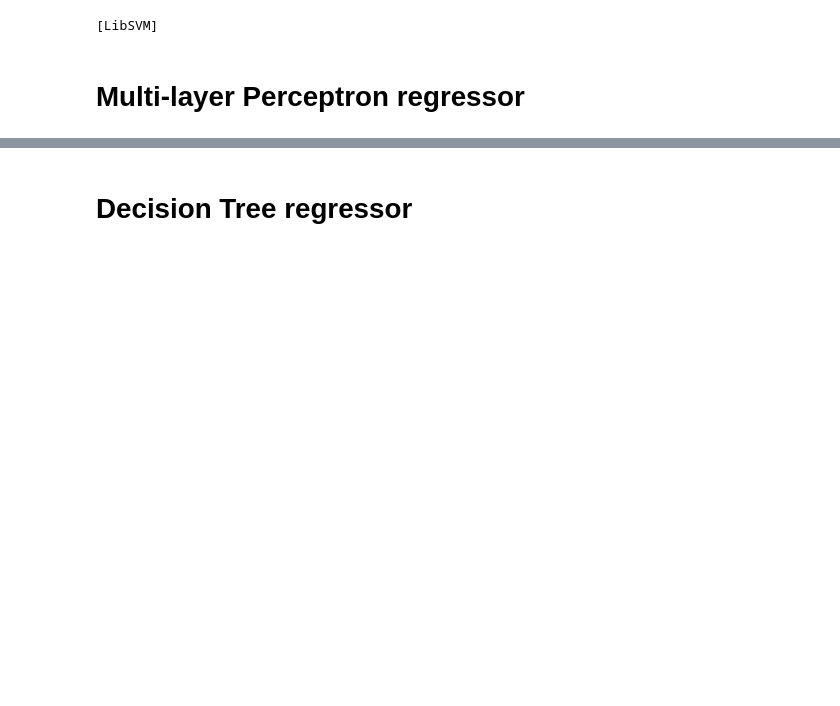
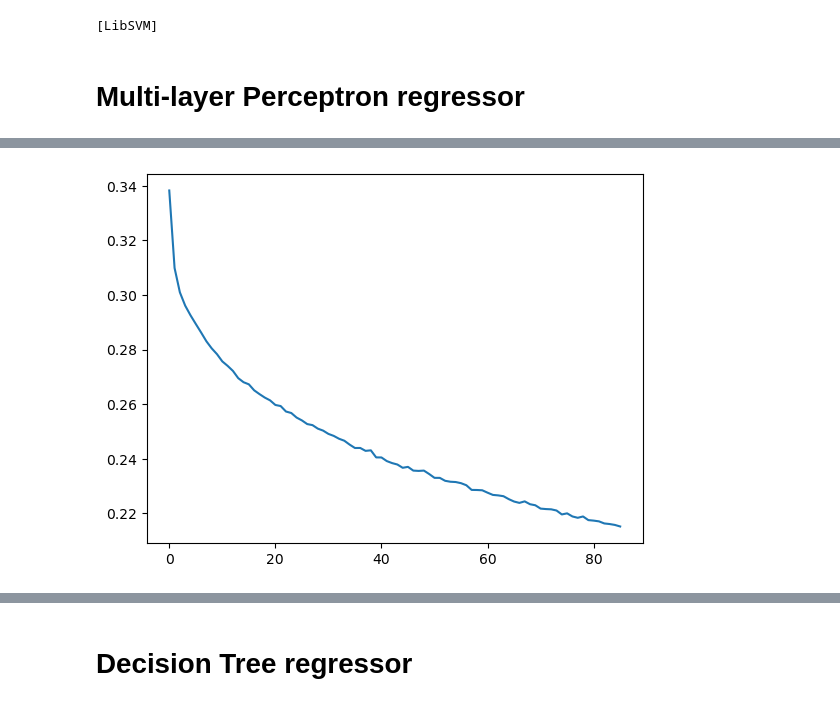
Before and after one commit to christopherogerepfl/UHI_prediction, a Jupyter notebook: exploratory.ipynb, the cells around one changed output, grey strips where cells are left out. Cells and saved outputs as stored; diff of their text form; code cells hidden in the pictures; blank space fills up the shorter version.

```diff
--- a/exploratory.ipynb
+++ b/exploratory.ipynb
@@ -135,0 +196,6 @@ print('R2: ', r2_score(y_test, y_pred))
+# %%
+#plot the loss evolution
+plt.plot(mlp.loss_curve_)
+plt.show()
+# %% [output]
+[figure, added]
```
Also changed, not shown: parts of 14 cells of this notebook, 2 other files.
